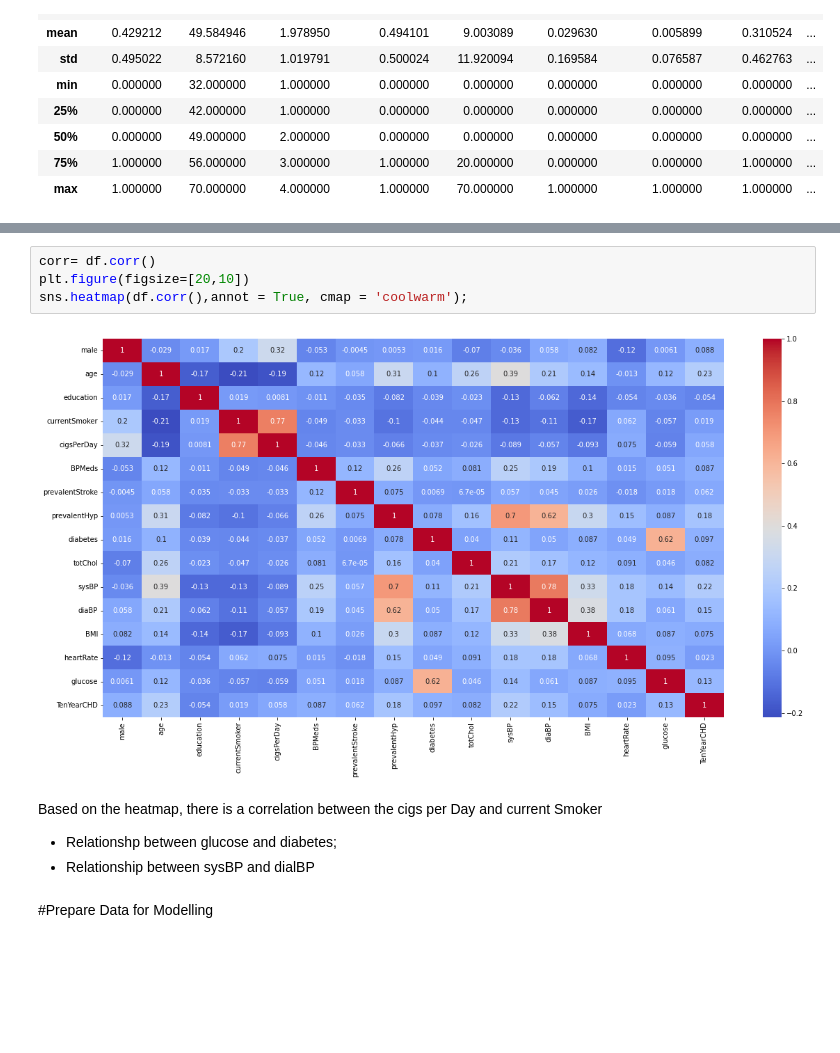
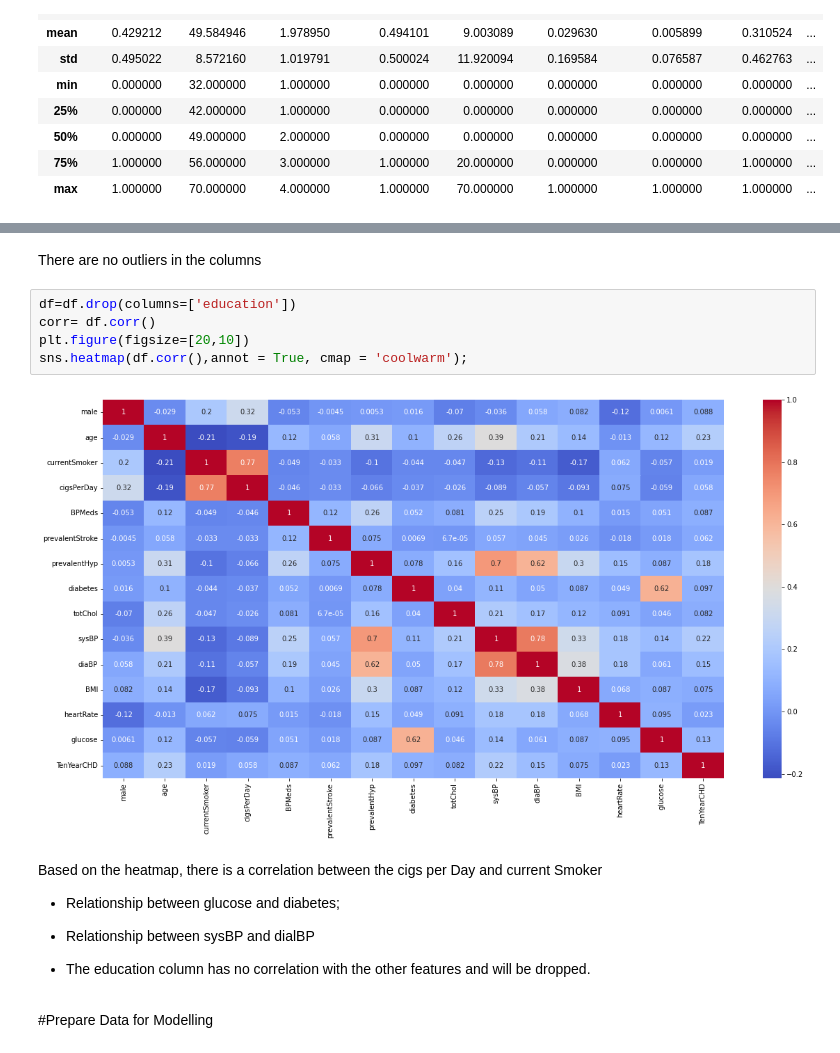
Before and after one commit to maryawamaitha/Heart-Disease-Regression-Project, a Jupyter notebook: HeartDiseaseLogistic_Regression.ipynb, the cells around one changed output, grey strips where cells are left out. Cells and saved outputs as stored; diff of their text form; blank space fills up the shorter version.

```diff
--- a/HeartDiseaseLogistic_Regression.ipynb
+++ b/HeartDiseaseLogistic_Regression.ipynb
@@ -88,13 +125,18 @@ df.describe()
+# %% [markdown]
+There are no outliers in the columns
 # %%
+df=df.drop(columns=['education'])
 corr= df.corr()
 plt.figure(figsize=[20,10])
 sns.heatmap(df.corr(),annot = True, cmap = 'coolwarm');
 # %% [output]
-[figure, old version]
+[figure, new version]
 # %% [markdown]
 Based on the heatmap, there is a correlation between the cigs per Day and current Smoker
-- Relationshp between glucose and diabetes;
+- Relationship between glucose and diabetes;
 - Relationship between sysBP and dialBP
+
+- The education column has no correlation with the other features and will be dropped.
 # %% [markdown]
 #Prepare Data for Modelling
 # %% [markdown]
```
Also changed, not shown: parts of 9 cells of this notebook.
